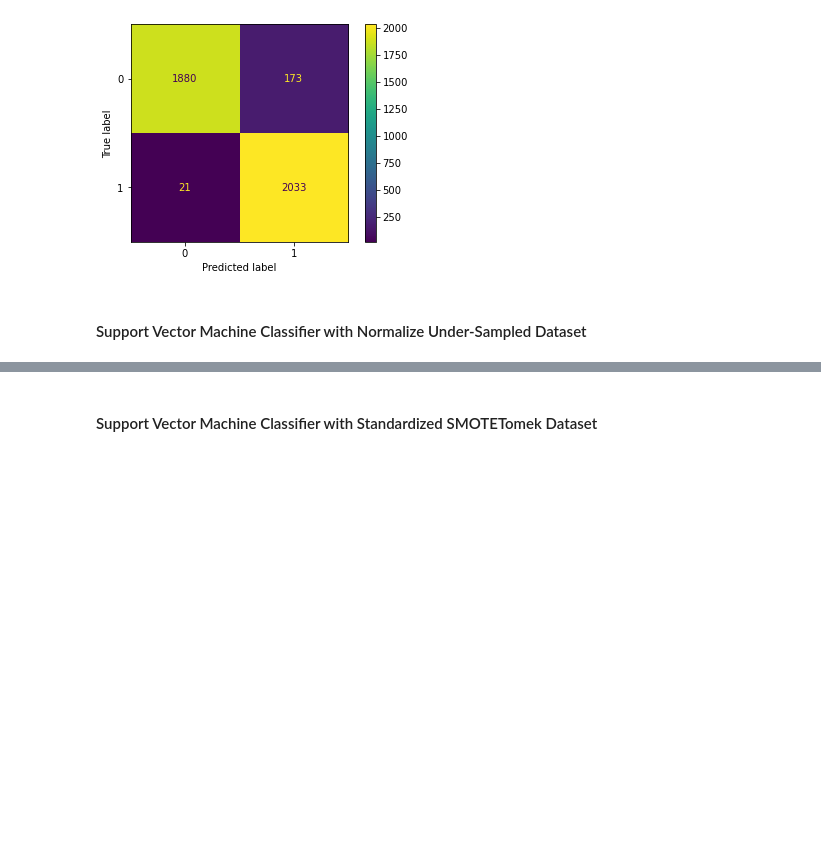
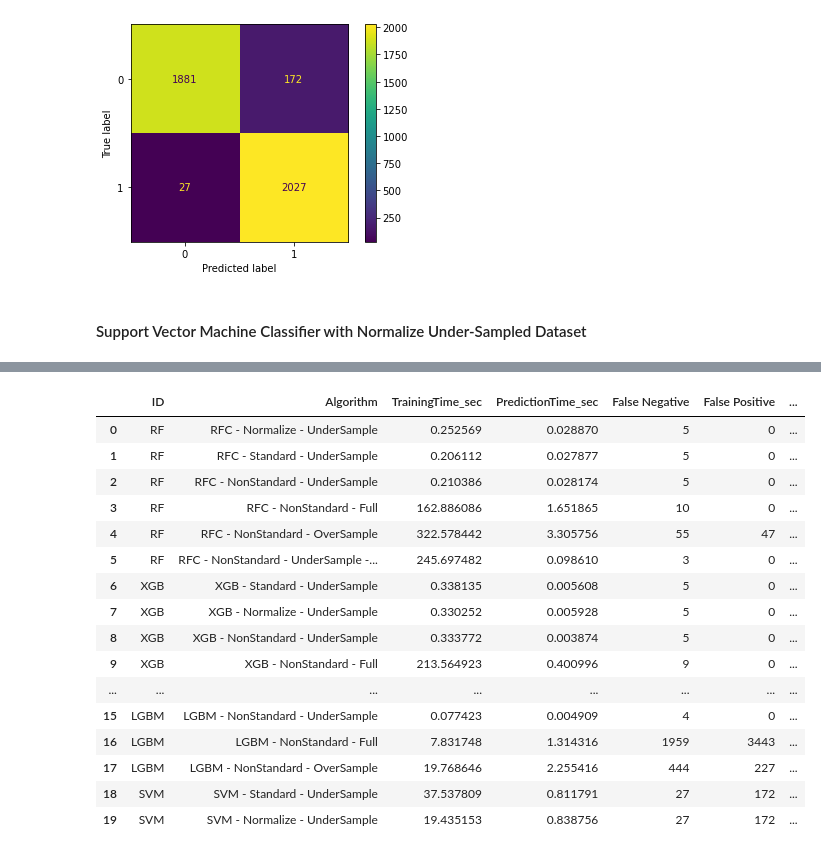
Before and after one commit to Erik1120/DataScienceCapstoneOne, a Jupyter notebook: Notebook/MachineLearning.ipynb, the cells around one changed output, grey strips where cells are left out. Saved outputs shown, nothing was run; the diff lists cells and outputs as text; code cells hidden in the pictures; blank space fills up the shorter version.

```diff
--- a/Notebook/MachineLearning.ipynb
+++ b/Notebook/MachineLearning.ipynb
@@ -1253,19 +1247,28 @@ pipe_nsf = Pipeline(svc_normal_nsf)
 #
 start = timer()
 # Train / Fit Model
-%timeit pipe_scaler_rus.fit(X_train_rus, y_train_rus)
+pipe_scaler_rus.fit(X_train_rus, y_train_rus)
 #
+p_start = timer()
 y_predSVC_rus = pipe_scaler_rus.predict(X_test_rus)
-print('\n')
+p_end = timer()
+#
 print(classification_report(y_test_rus, y_predSVC_rus))
-print(confusion_matrix(y_test_rus, y_predSVC_rus))
+cm = confusion_matrix(y_test_rus, y_predSVC_rus)
 
-disp = ConfusionMatrixDisplay(confusion_matrix=(confusion_matrix(y_test_rus, y_predSVC_rus)),
+disp = ConfusionMatrixDisplay(confusion_matrix=cm,
                               display_labels=pipe_scaler_rus.named_steps['svm'].classes_)
 disp.plot()
+#
+print(pipe_scaler_rus)
 print('\n')
-print(pipe_scaler_rus)
+#
+data = [ID, 'SVM - Standard - UnderSample', (p_start - s_start), (p_end - p_start),
+        cm[1,0], cm[0,1], cm.sum()]
+#
+for key, data in zip(keys,data):
+    prediction_info[key].append(data)
+#
 end = timer()
-print('\n')
-print(f'{(end - start)/60} Min elapsed.')
+print(f'{(end - start)} Sec elapsed.')
 # %% [output]
@@ -1293,18 +1293,27 @@ weighted avg       0.96      0.95      0.95      4107
 #
 start = timer()
 # Train / Fit Model
-%timeit pipe_normal_rus.fit(X_train_rus, y_train_rus)
+pipe_normal_rus.fit(X_train_rus, y_train_rus)
 #
+p_start = timer()
 y_predSVC_rus = pipe_scaler_rus.predict(X_test_rus)
-print('\n')
+p_end = timer()
+#
 print(classification_report(y_test_rus, y_predSVC_rus))
-print(confusion_matrix(y_test_rus, y_predSVC_rus))
+cm = confusion_matrix(y_test_rus, y_predSVC_rus)
 
-disp = ConfusionMatrixDisplay(confusion_matrix=(confusion_matrix(y_test_rus, y_predSVC_rus)),
+disp = ConfusionMatrixDisplay(confusion_matrix=cm,
                               display_labels=pipe_normal_rus.named_steps['svm'].classes_)
 disp.plot()
-print('\n')
+#
 print(pipe_normal_rus)
+#
+data = [ID, 'SVM - Normalize - UnderSample', (p_start - start), (p_end - p_start),
+        cm[1,0], cm[0,1], cm.sum()]
+#
+for key, data in zip(keys,data):
+    prediction_info[key].append(data)
+#
 end = timer()
 print('\n')
 print(f'{(end - start)/60} Min elapsed.')
@@ -1372,2 +1335,0 @@ print(f'{(end - start)/60} Min elapsed.')
-# %% [markdown]
-#### Support Vector Machine Classifier with Standardized SMOTETomek Dataset
@@ -1436,0 +1336,20 @@ print(f'{(end - start)/60} Min elapsed.')
+# %%
+pd.DataFrame(prediction_info)
+# %% [output]
+|  | ID | Algorithm | TrainingTime_sec | PredictionTime_sec | False Negative | False Positive | ... |
+| 0 | RF | RFC - Normalize - UnderSample | 0.252569 | 0.028870 | 5 | 0 | ... |
+| 1 | RF | RFC - Standard - UnderSample | 0.206112 | 0.027877 | 5 | 0 | ... |
+| 2 | RF | RFC - NonStandard - UnderSample | 0.210386 | 0.028174 | 5 | 0 | ... |
+| 3 | RF | RFC - NonStandard - Full | 162.886086 | 1.651865 | 10 | 0 | ... |
+| 4 | RF | RFC - NonStandard - OverSample | 322.578442 | 3.305756 | 55 | 47 | ... |
+| 5 | RF | RFC - NonStandard - UnderSample -... | 245.697482 | 0.098610 | 3 | 0 | ... |
+| 6 | XGB | XGB - Standard - UnderSample | 0.338135 | 0.005608 | 5 | 0 | ... |
+| 7 | XGB | XGB - Normalize - UnderSample | 0.330252 | 0.005928 | 5 | 0 | ... |
+| 8 | XGB | XGB - NonStandard - UnderSample | 0.333772 | 0.003874 | 5 | 0 | ... |
+| 9 | XGB | XGB - NonStandard - Full | 213.564923 | 0.400996 | 9 | 0 | ... |
+| ... | ... | ... | ... | ... | ... | ... | ... |
+| 15 | LGBM | LGBM - NonStandard - UnderSample | 0.077423 | 0.004909 | 4 | 0 | ... |
+| 16 | LGBM | LGBM - NonStandard - Full | 7.831748 | 1.314316 | 1959 | 3443 | ... |
+| 17 | LGBM | LGBM - NonStandard - OverSample | 19.768646 | 2.255416 | 444 | 227 | ... |
+| 18 | SVM | SVM - Standard - UnderSample | 37.537809 | 0.811791 | 27 | 172 | ... |
+| 19 | SVM | SVM - Normalize - UnderSample | 19.435153 | 0.838756 | 27 | 172 | ... |
```
Also changed, not shown: parts of 58 cells of this notebook, 3 other files.
